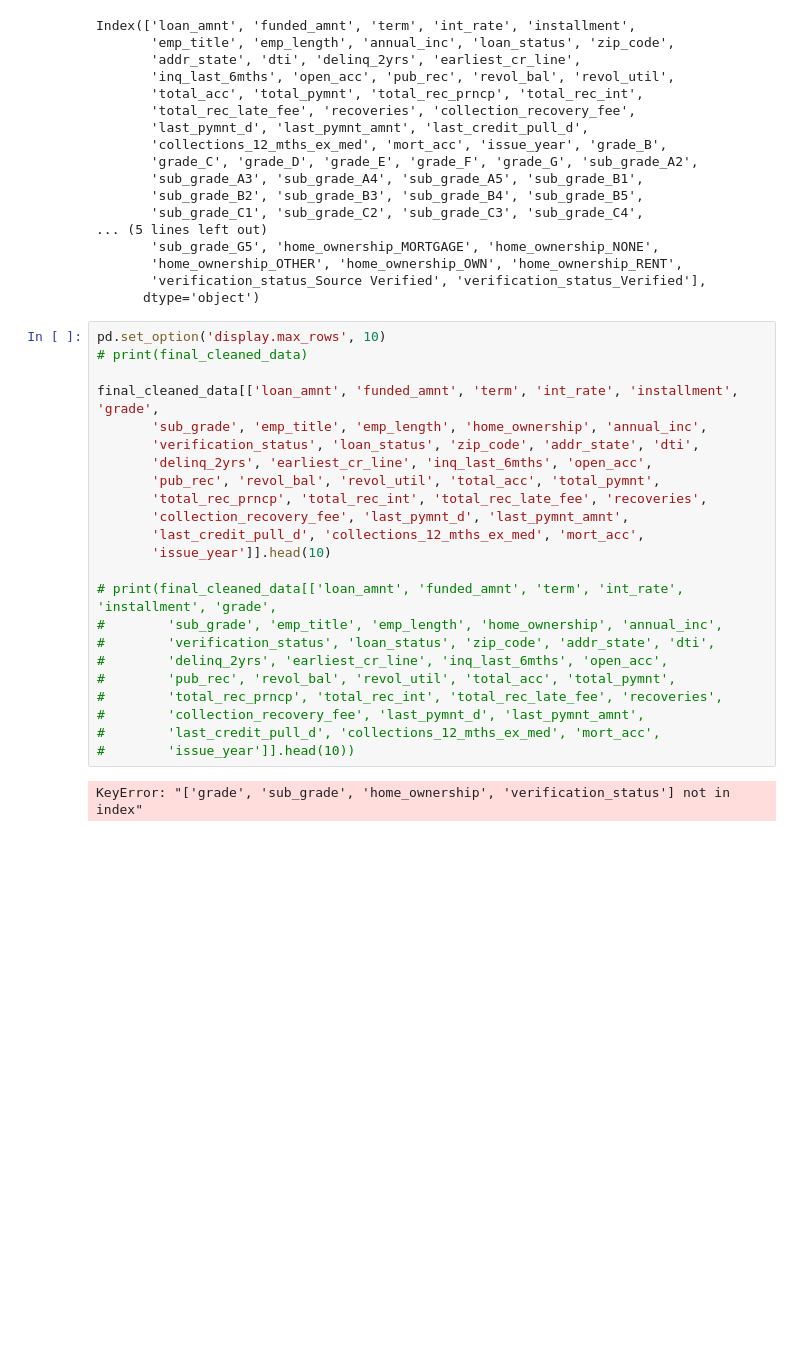
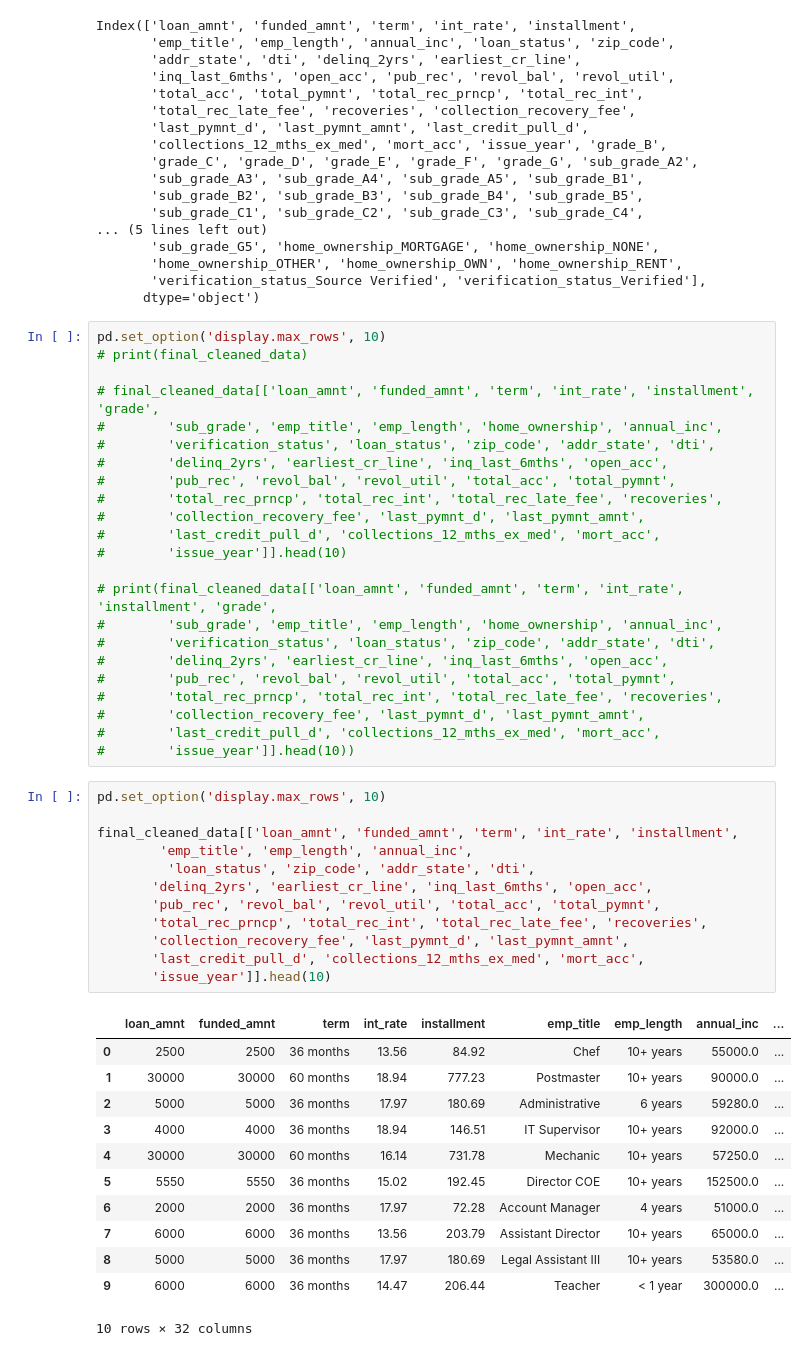
Before and after one commit to FYP-AI-Blockchain-Fraud-Detection-P2P/Data-Cleaning, a Jupyter notebook: notebooks/data_cleaning.ipynb, the cells around one changed output. Cells and saved outputs as stored; diff of their text form; blank space fills up the shorter version.

Commit message:
working on data cleaning

```diff
--- a/notebooks/data_cleaning.ipynb
+++ b/notebooks/data_cleaning.ipynb
@@ -265,15 +265,15 @@ Index(['loan_amnt', 'funded_amnt', 'term', 'int_rate', 'installment',
 pd.set_option('display.max_rows', 10)
 # print(final_cleaned_data)
 
-final_cleaned_data[['loan_amnt', 'funded_amnt', 'term', 'int_rate', 'installment', 'grade',
-       'sub_grade', 'emp_title', 'emp_length', 'home_ownership', 'annual_inc',
-       'verification_status', 'loan_status', 'zip_code', 'addr_state', 'dti',
-       'delinq_2yrs', 'earliest_cr_line', 'inq_last_6mths', 'open_acc',
-       'pub_rec', 'revol_bal', 'revol_util', 'total_acc', 'total_pymnt',
-       'total_rec_prncp', 'total_rec_int', 'total_rec_late_fee', 'recoveries',
-       'collection_recovery_fee', 'last_pymnt_d', 'last_pymnt_amnt',
-       'last_credit_pull_d', 'collections_12_mths_ex_med', 'mort_acc',
-       'issue_year']].head(10)
+# final_cleaned_data[['loan_amnt', 'funded_amnt', 'term', 'int_rate', 'installment', 'grade',
+#        'sub_grade', 'emp_title', 'emp_length', 'home_ownership', 'annual_inc',
+#        'verification_status', 'loan_status', 'zip_code', 'addr_state', 'dti',
+#        'delinq_2yrs', 'earliest_cr_line', 'inq_last_6mths', 'open_acc',
+#        'pub_rec', 'revol_bal', 'revol_util', 'total_acc', 'total_pymnt',
+#        'total_rec_prncp', 'total_rec_int', 'total_rec_late_fee', 'recoveries',
+#        'collection_recovery_fee', 'last_pymnt_d', 'last_pymnt_amnt',
+#        'last_credit_pull_d', 'collections_12_mths_ex_med', 'mort_acc',
+#        'issue_year']].head(10)
 
 # print(final_cleaned_data[['loan_amnt', 'funded_amnt', 'term', 'int_rate', 'installment', 'grade',
 #        'sub_grade', 'emp_title', 'emp_length', 'home_ownership', 'annual_inc',
@@ -284,5 +284,28 @@ final_cleaned_data[['loan_amnt', 'funded_amnt', 'term', 'int_rate', 'installment
 #        'collection_recovery_fee', 'last_pymnt_d', 'last_pymnt_amnt',
 #        'last_credit_pull_d', 'collections_12_mths_ex_med', 'mort_acc',
 #        'issue_year']].head(10))
-# %% [output]
-KeyError: "['grade', 'sub_grade', 'home_ownership', 'verification_status'] not in index"
+# %%
+pd.set_option('display.max_rows', 10)
+
+final_cleaned_data[['loan_amnt', 'funded_amnt', 'term', 'int_rate', 'installment',
+        'emp_title', 'emp_length', 'annual_inc',
+         'loan_status', 'zip_code', 'addr_state', 'dti',
+       'delinq_2yrs', 'earliest_cr_line', 'inq_last_6mths', 'open_acc',
+       'pub_rec', 'revol_bal', 'revol_util', 'total_acc', 'total_pymnt',
+       'total_rec_prncp', 'total_rec_int', 'total_rec_late_fee', 'recoveries',
+       'collection_recovery_fee', 'last_pymnt_d', 'last_pymnt_amnt',
+       'last_credit_pull_d', 'collections_12_mths_ex_med', 'mort_acc',
+       'issue_year']].head(10)
+# %% [output]
+|  | loan_amnt | funded_amnt | term | int_rate | installment | emp_title | emp_length | annual_inc | ... |
+| 0 | 2500 | 2500 | 36 months | 13.56 | 84.92 | Chef | 10+ years | 55000.0 | ... |
+| 1 | 30000 | 30000 | 60 months | 18.94 | 777.23 | Postmaster | 10+ years | 90000.0 | ... |
+| 2 | 5000 | 5000 | 36 months | 17.97 | 180.69 | Administrative | 6 years | 59280.0 | ... |
+| 3 | 4000 | 4000 | 36 months | 18.94 | 146.51 | IT Supervisor | 10+ years | 92000.0 | ... |
+| 4 | 30000 | 30000 | 60 months | 16.14 | 731.78 | Mechanic | 10+ years | 57250.0 | ... |
+| 5 | 5550 | 5550 | 36 months | 15.02 | 192.45 | Director COE | 10+ years | 152500.0 | ... |
+| 6 | 2000 | 2000 | 36 months | 17.97 | 72.28 | Account Manager | 4 years | 51000.0 | ... |
+| 7 | 6000 | 6000 | 36 months | 13.56 | 203.79 | Assistant Director | 10+ years | 65000.0 | ... |
+| 8 | 5000 | 5000 | 36 months | 17.97 | 180.69 | Legal Assistant III | 10+ years | 53580.0 | ... |
+| 9 | 6000 | 6000 | 36 months | 14.47 | 206.44 | Teacher | < 1 year | 300000.0 | ... |
+10 rows × 32 columns
```
Also changed, not shown: parts of 1 cell of this notebook.
